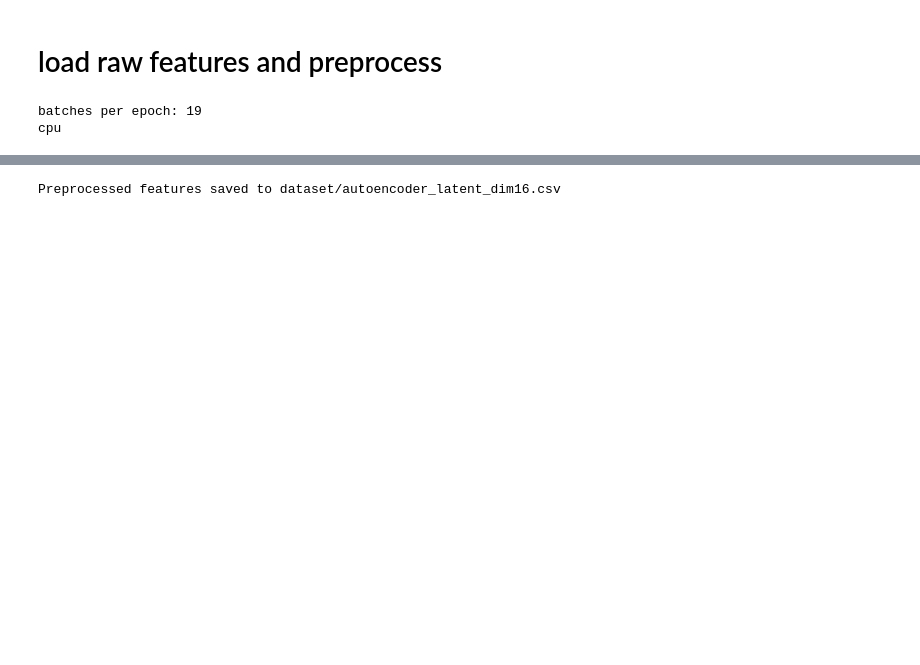
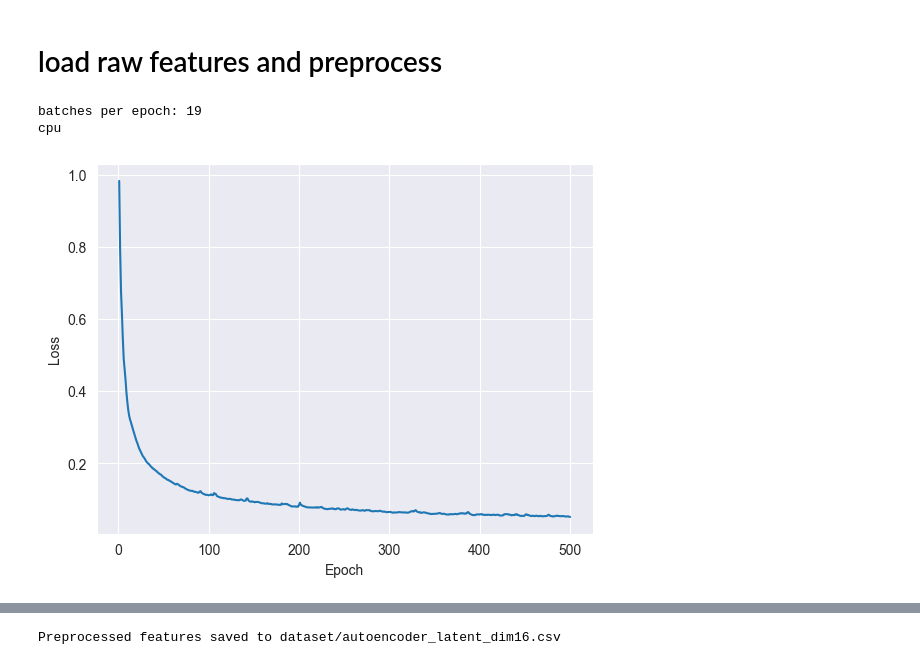
Before and after one commit to xandime/EEG_cluster_detection, a Jupyter notebook: autoencoder.ipynb, the cells around one changed output, grey strips where cells are left out. Saved outputs shown, nothing was run; the diff lists cells and outputs as text; code cells hidden in the pictures; blank space fills up the shorter version.

```diff
--- a/autoencoder.ipynb
+++ b/autoencoder.ipynb
@@ -37,37 +37,39 @@ print(device)
 batches per epoch: 19
 cpu
 # %%
-epochs = 3000
+epochs = 500
 epoch_losses = []
 for epoch in range(epochs):
     model.train()
     running_loss = 0.0
     for batch in data_loader_torch:
         X_batch = batch[0].to(device)
 
         # Zero the parameter gradients
         optimizer.zero_grad()
 
         # Forward pass
         x_recon, z = model(X_batch)
         loss_value = criterion(x_recon, X_batch)
 
         # Backward pass and optimization
         loss_value.backward()
         optimizer.step()
 
         running_loss += loss_value.item() * X_batch.size(0)
 
     avg_loss = running_loss / len(data_loader_torch.dataset)
     epoch_losses.append(avg_loss)
 
 
 plt.figure()
 plt.plot(range(1, epochs+1), epoch_losses)
 plt.xlabel('Epoch')
 plt.ylabel('Loss')
 plt.grid(True)
 plt.show()
+# %% [output]
+[figure, added]
 # %%
 model.eval()
 with torch.no_grad():
```
Also changed, not shown: parts of 5 cells of this notebook, 1 other file.
